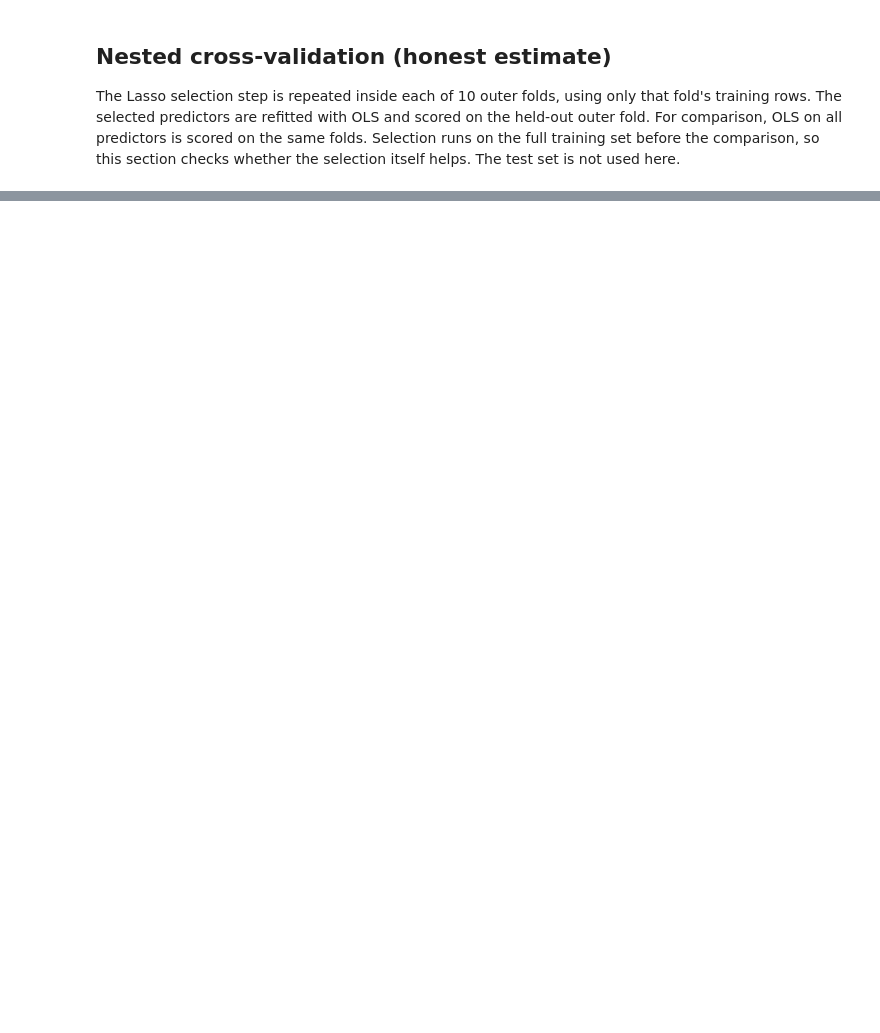
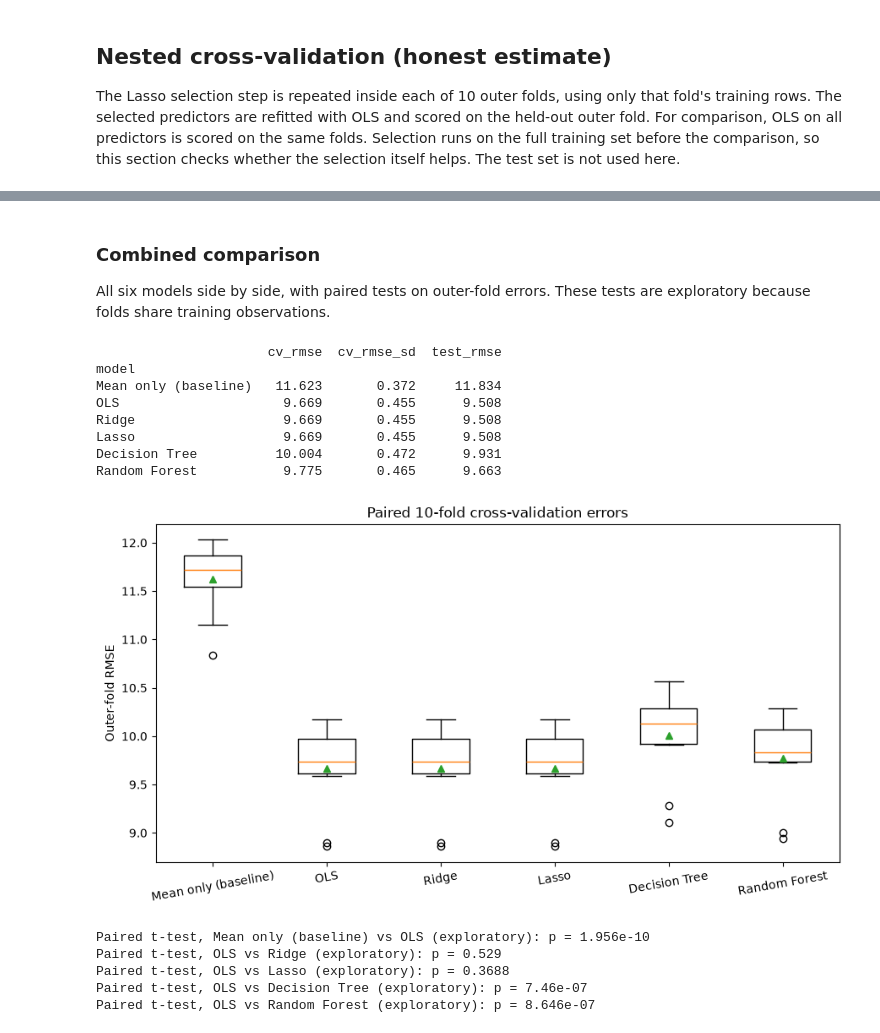
Before and after one commit to ZhangAnli/ST5227-Course-Project, a Jupyter notebook: Project.ipynb, the cells around one changed output, grey strips where cells are left out. Cells and saved outputs as stored; diff of their text form; code cells hidden in the pictures; blank space fills up the shorter version.

```diff
--- a/Project.ipynb
+++ b/Project.ipynb
@@ -307,3 +398,44 @@ plt.show()
+# %% [markdown]
+### Combined comparison
+
+All six models side by side, with paired tests on outer-fold errors. These tests are exploratory because folds share training observations.
+# %%
+table_all = pd.concat([baseline_results['table'], linear_results['table'], tree_results['table']])
+cv_fold_rmse = {**baseline_results['cv_fold_rmse'], **linear_results['cv_fold_rmse'], **tree_results['cv_fold_rmse']}
+print(table_all.round(3).to_string())
+
+fig, ax = plt.subplots(figsize=(9, 5))
+ax.boxplot([cv_fold_rmse[name] for name in table_all.index], showmeans=True)
+ax.set_xticks(range(1, len(table_all) + 1), table_all.index, rotation=10)
+ax.set_ylabel('Outer-fold RMSE')
+ax.set_title('Paired 10-fold cross-validation errors')
+plt.tight_layout()
+plt.show()
+
+for left, right in [
+    ('Mean only (baseline)', 'OLS'),
+    ('OLS', 'Ridge'),
+    ('OLS', 'Lasso'),
+    ('OLS', 'Decision Tree'),
+    ('OLS', 'Random Forest'),
+]:
+    p_value = ttest_rel(cv_fold_rmse[left], cv_fold_rmse[right]).pvalue
+    print(f'Paired t-test, {left} vs {right} (exploratory): p = {p_value:.4g}')
+# %% [output]
+                      cv_rmse  cv_rmse_sd  test_rmse
+model
+Mean only (baseline)   11.623       0.372     11.834
+OLS                     9.669       0.455      9.508
+Ridge                   9.669       0.455      9.508
+Lasso                   9.669       0.455      9.508
+Decision Tree          10.004       0.472      9.931
+Random Forest           9.775       0.465      9.663
+[figure, added]
+Paired t-test, Mean only (baseline) vs OLS (exploratory): p = 1.956e-10
+Paired t-test, OLS vs Ridge (exploratory): p = 0.529
+Paired t-test, OLS vs Lasso (exploratory): p = 0.3688
+Paired t-test, OLS vs Decision Tree (exploratory): p = 7.46e-07
+Paired t-test, OLS vs Random Forest (exploratory): p = 8.646e-07
 # %% [markdown]
 ## Conclusion
 
```
Also changed, not shown: parts of 11 cells of this notebook.
